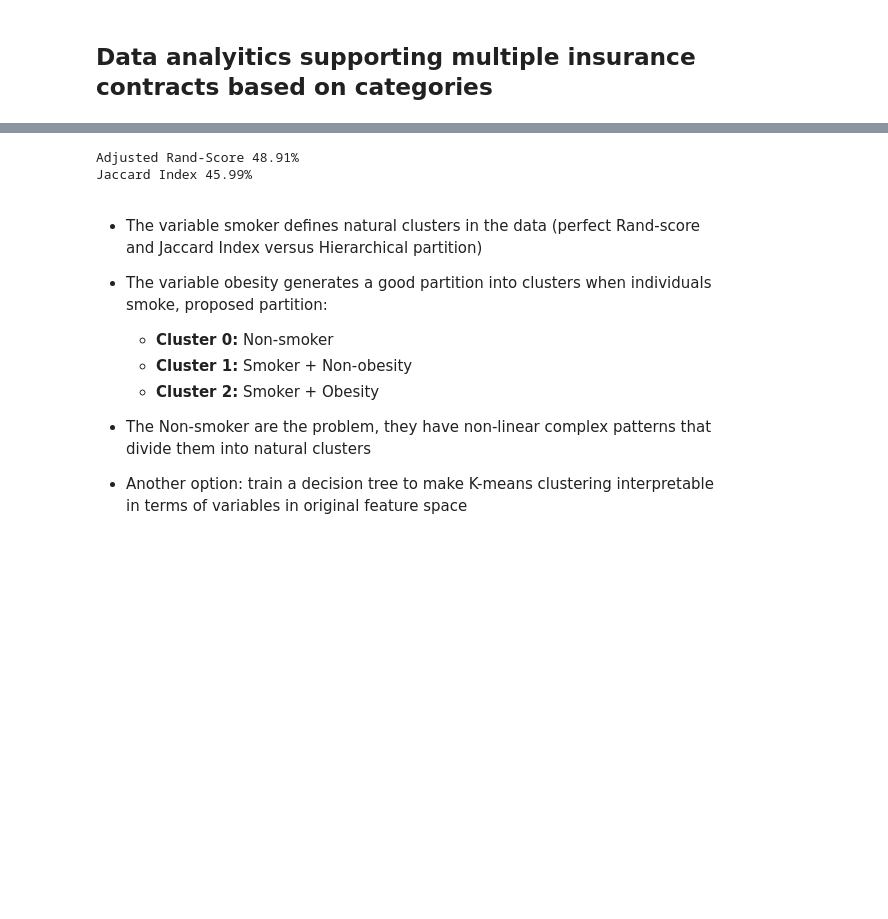
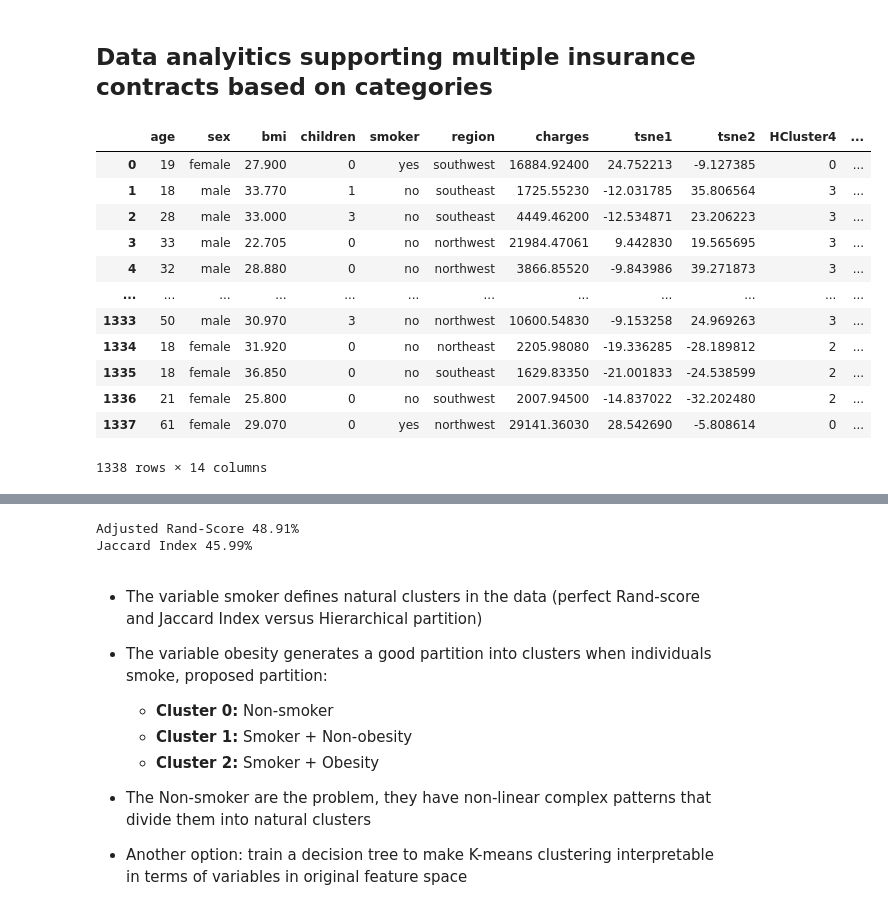
Before and after one commit to renatoquiliche/Interpretable-Machine-Learning, a Jupyter notebook: Notebooks/Clustering_partitions_interpretation.ipynb, the cells around one changed output, grey strips where cells are left out. Cells and saved outputs as stored; diff of their text form; code cells hidden in the pictures; blank space fills up the shorter version.

```diff
--- a/Notebooks/Clustering_partitions_interpretation.ipynb
+++ b/Notebooks/Clustering_partitions_interpretation.ipynb
@@ -111 +133,17 @@ plt.legend(bbox_to_anchor=(1.05, 1), loc=2, borderaxespad=0.)
+# %%
+data_final
+# %% [output]
+|  | age | sex | bmi | children | smoker | region | charges | tsne1 | tsne2 | HCluster4 | ... |
+| 0 | 19 | female | 27.900 | 0 | yes | southwest | 16884.92400 | 24.752213 | -9.127385 | 0 | ... |
+| 1 | 18 | male | 33.770 | 1 | no | southeast | 1725.55230 | -12.031785 | 35.806564 | 3 | ... |
+| 2 | 28 | male | 33.000 | 3 | no | southeast | 4449.46200 | -12.534871 | 23.206223 | 3 | ... |
+| 3 | 33 | male | 22.705 | 0 | no | northwest | 21984.47061 | 9.442830 | 19.565695 | 3 | ... |
+| 4 | 32 | male | 28.880 | 0 | no | northwest | 3866.85520 | -9.843986 | 39.271873 | 3 | ... |
+| ... | ... | ... | ... | ... | ... | ... | ... | ... | ... | ... | ... |
+| 1333 | 50 | male | 30.970 | 3 | no | northwest | 10600.54830 | -9.153258 | 24.969263 | 3 | ... |
+| 1334 | 18 | female | 31.920 | 0 | no | northeast | 2205.98080 | -19.336285 | -28.189812 | 2 | ... |
+| 1335 | 18 | female | 36.850 | 0 | no | southeast | 1629.83350 | -21.001833 | -24.538599 | 2 | ... |
+| 1336 | 21 | female | 25.800 | 0 | no | southwest | 2007.94500 | -14.837022 | -32.202480 | 2 | ... |
+| 1337 | 61 | female | 29.070 | 0 | yes | northwest | 29141.36030 | 28.542690 | -5.808614 | 0 | ... |
+1338 rows × 14 columns
 # %%
```
Also changed, not shown: parts of 10 cells of this notebook.
